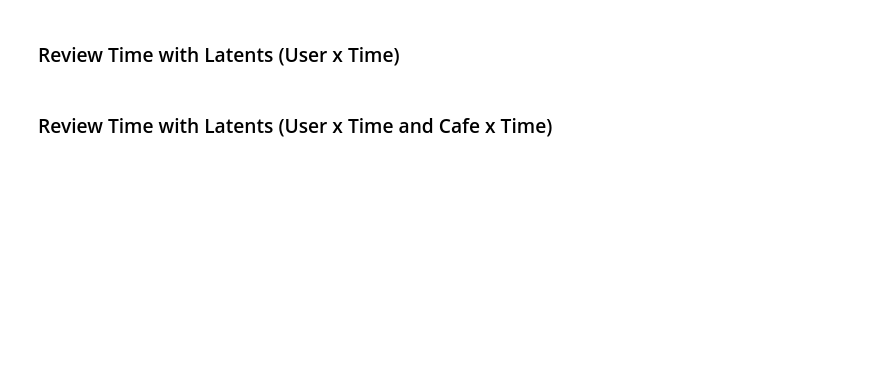
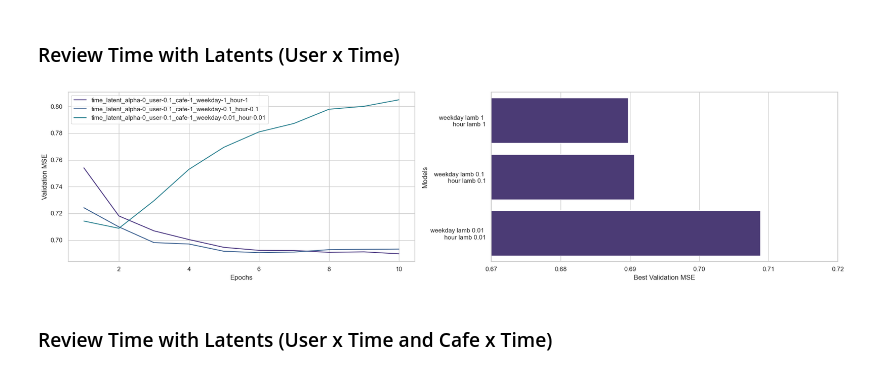
Before and after one commit to edunmire/CSE158-Assignment-2, a Jupyter notebook: submission/assignment2.ipynb, the cells around one changed output. Saved outputs shown, nothing was run; the diff lists cells and outputs as text; code cells hidden in the pictures; blank space fills up the shorter version.

```diff
--- a/submission/assignment2.ipynb
+++ b/submission/assignment2.ipynb
@@ -994,3 +1081,7 @@ params = [
 if validation:
     for param_dict in params:
         train(param_dict)
+# %%
+plot_results(params)
+# %% [output]
+[figure, added]
```
Also changed, not shown: parts of 55 cells of this notebook, 15 other files.
